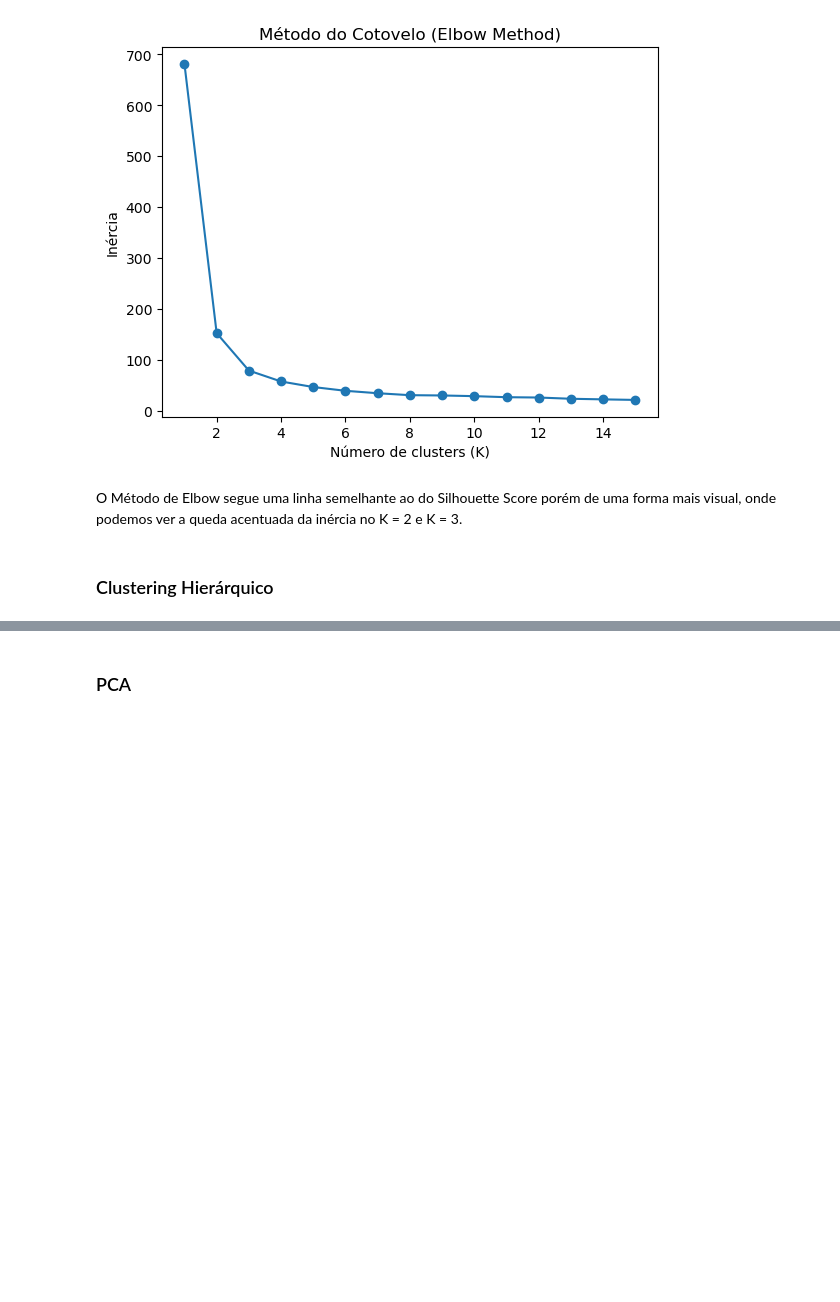
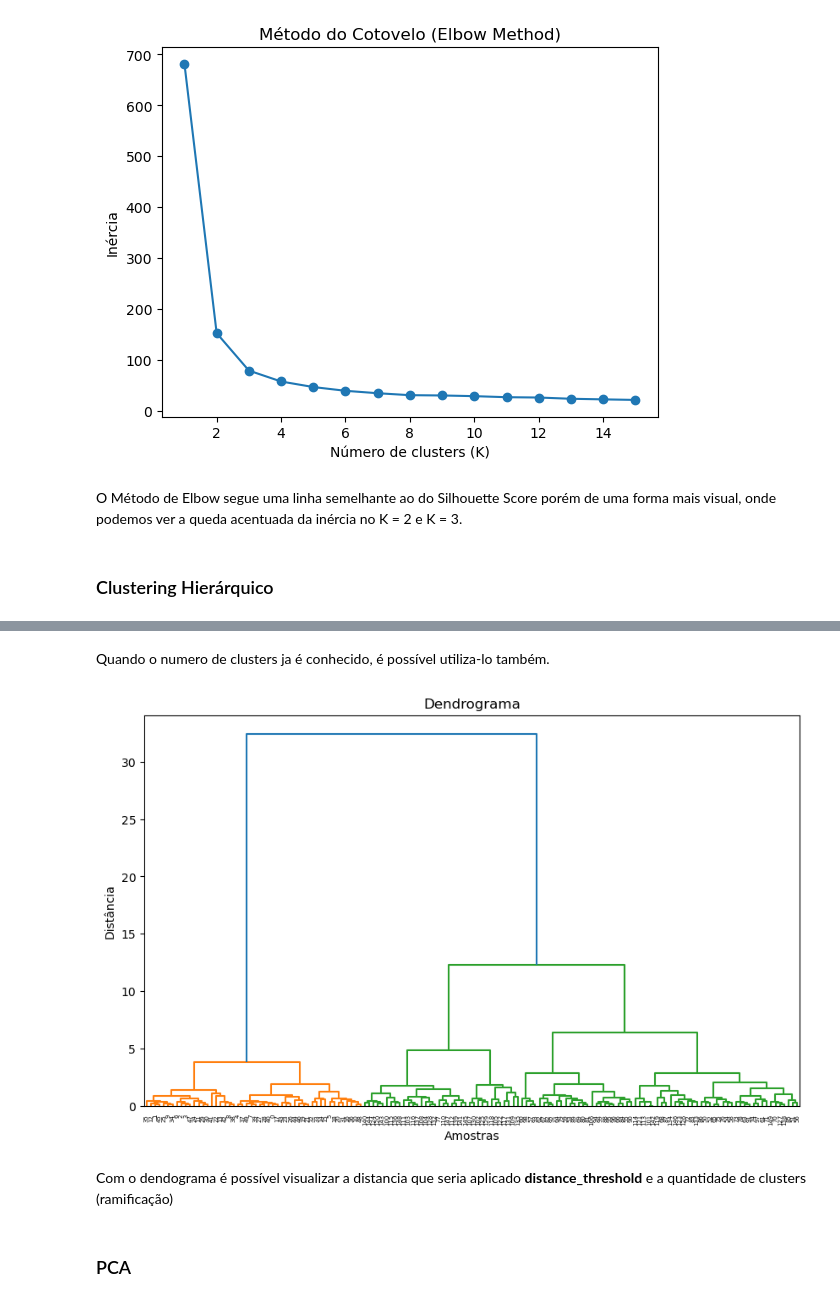
Before and after one commit to igoorferraz23/FundamentosMachineLearning, a Jupyter notebook: 04_modelos_nao_supervisionados.ipynb, the cells around one changed output, grey strips where cells are left out. Saved outputs shown, nothing was run; the diff lists cells and outputs as text; code cells hidden in the pictures; blank space fills up the shorter version.

```diff
--- a/04_modelos_nao_supervisionados.ipynb
+++ b/04_modelos_nao_supervisionados.ipynb
@@ -140,2 +196,21 @@ pass
+# %% [markdown]
+Quando o numero de clusters ja é conhecido, é possível utiliza-lo também.
+# %%
+from scipy.cluster.hierarchy import dendrogram, linkage
+
+# Criar a matriz de ligação (linkage)
+Z = linkage(X, method='ward')
+
+# Plotar o dendrograma
+plt.figure(figsize=(10, 6))
+dendrogram(Z)
+plt.title("Dendrograma")
+plt.xlabel("Amostras")
+plt.ylabel("Distância")
+plt.show()
+# %% [output]
+[figure, added]
+# %% [markdown]
+Com o dendograma é possível visualizar a distancia que seria aplicado **distance_threshold** e a quantidade de clusters (ramificação)
 # %% [markdown]
 ### PCA
```
Also changed, not shown: parts of 19 cells of this notebook.
